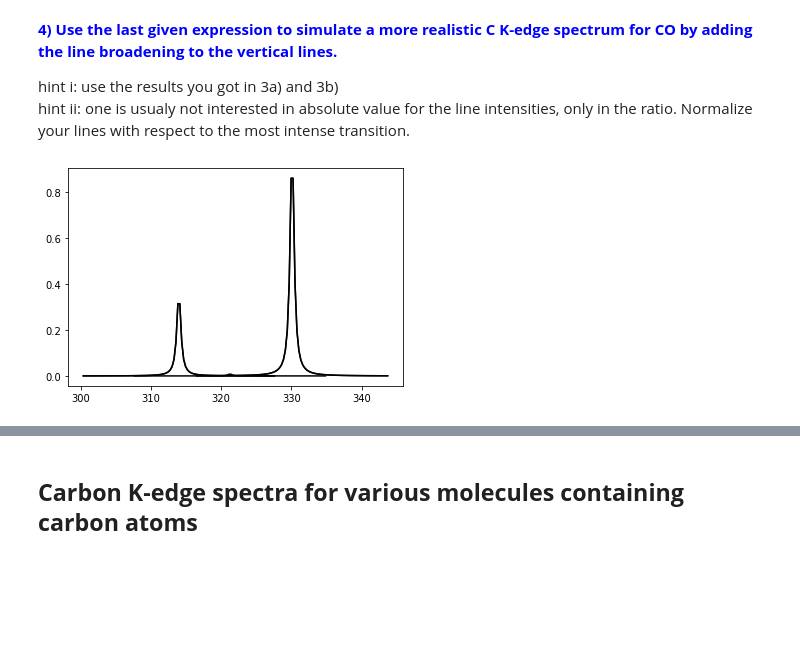
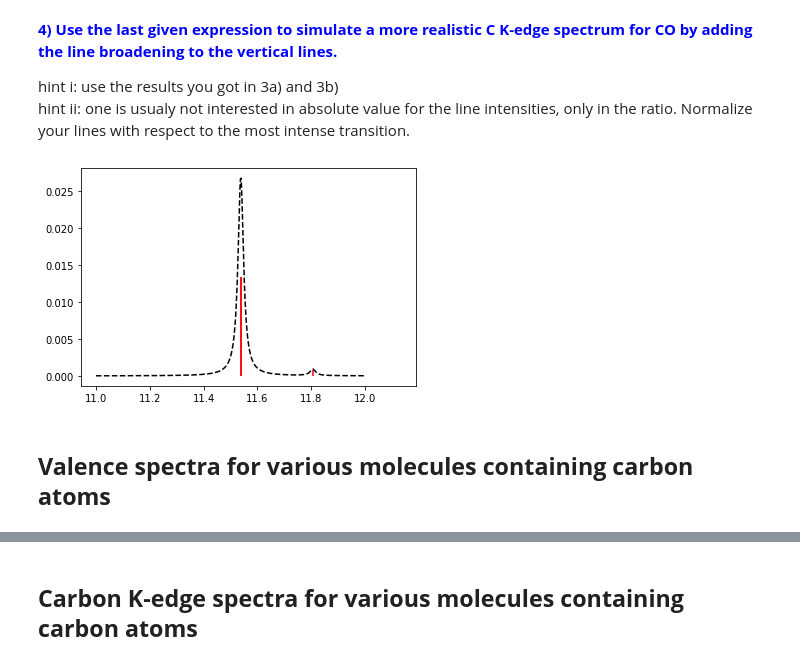
Before and after one commit to MilaimKas/Teaching_project, a Jupyter notebook: Old_ex/K_edge_chemical_sensitivity.ipynb, the cells around one changed output, grey strips where cells are left out. Cells and saved outputs as stored; diff of their text form; code cells hidden in the pictures; blank space fills up the shorter version.

```diff
--- a/Old_ex/K_edge_chemical_sensitivity.ipynb
+++ b/Old_ex/K_edge_chemical_sensitivity.ipynb
@@ -441,23 +485,22 @@ $1fs=10^{-15}s=41.34$ au
 
 hint i: use the results you got in 3a) and 3b) <br>
 hint ii: one is usualy not interested in absolute value for the line intensities, only in the ratio. Normalize your lines with respect to the most intense transition.
-# %%
-def gE(E0,E,tau):
-
-   gamma = 1/tau
-   g = (gamma/2)**2/((E0-E)**2 + (gamma/2)**2)
-
-   return g
-
-OS_CO /= max(OS_CO)
-
-fE_points = 0
-for i in range(5):
-    E_ini = (DE_CO_C[i])-0.5
-    E_fin = (DE_CO_C[i])+0.5
-    E_points = np.linspace(E_ini,E_fin,100)
-    fE_points = gE(DE_CO_C[i],E_points,40)*OS_CO[i]
-
-    plt.plot(E_points*27.2114,fE_points,'k')
-# %% [output]
-[figure, removed]
+# %%
+#OS_CO /= max(OS_CO)
+
+
+energies = DE_CO_C
+osc = OS_CO_O
+tau = 40.0
+gammas = 1/tau
+
+x=np.linspace(11,12, num=500, endpoint=True)
+gE=spectrum(energies,osc,gammas,x, lorentz=True)
+
+plt.plot(x,gE,"--k")
+plt.vlines(energies, np.zeros(len(osc)), osc, color="red")
+plt.show()
+# %% [output]
+[figure, added]
+# %% [markdown]
+## **Valence spectra for various molecules containing carbon atoms**
```
Also changed, not shown: parts of 21 cells of this notebook, 4 other files.
